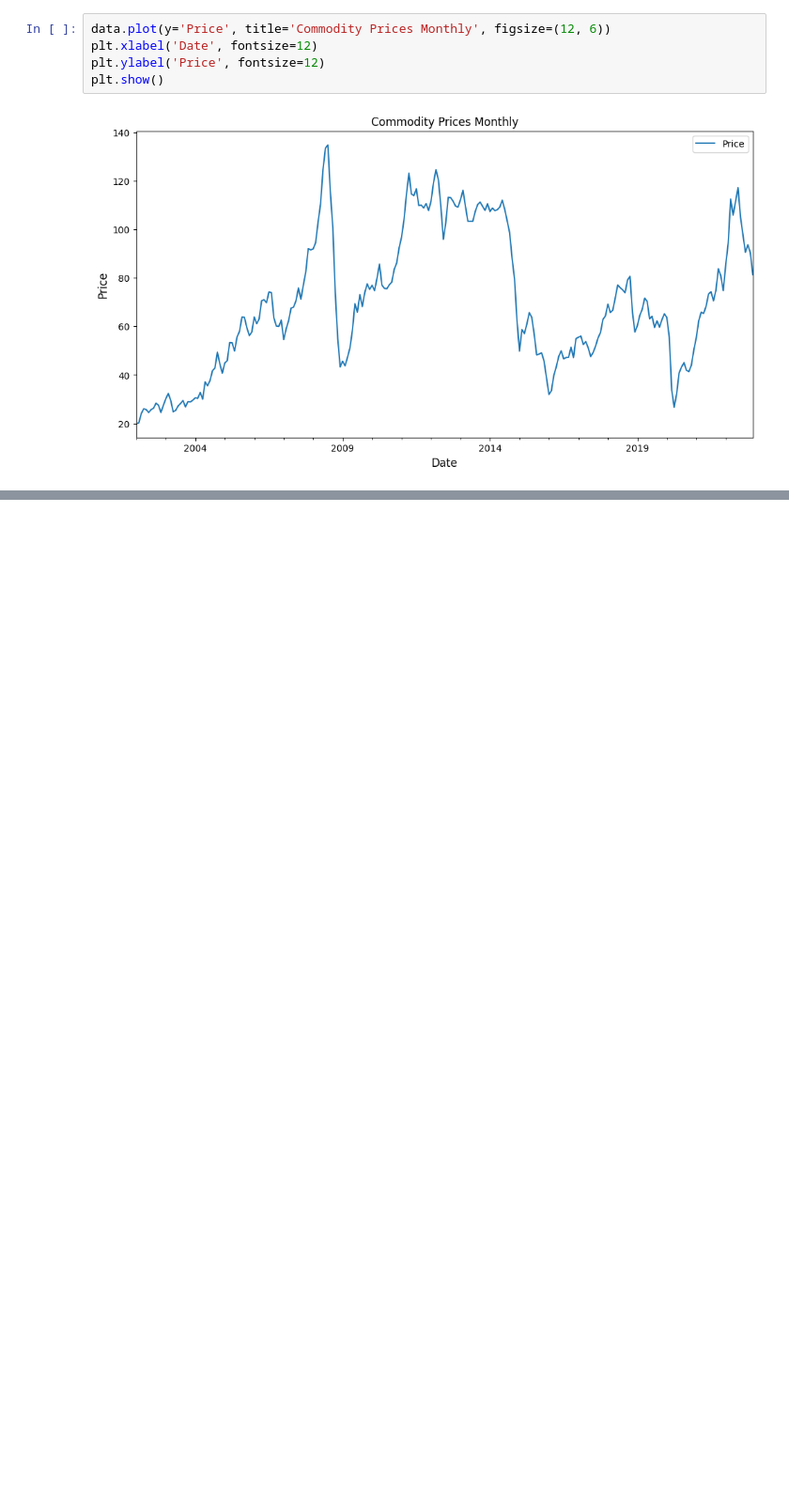
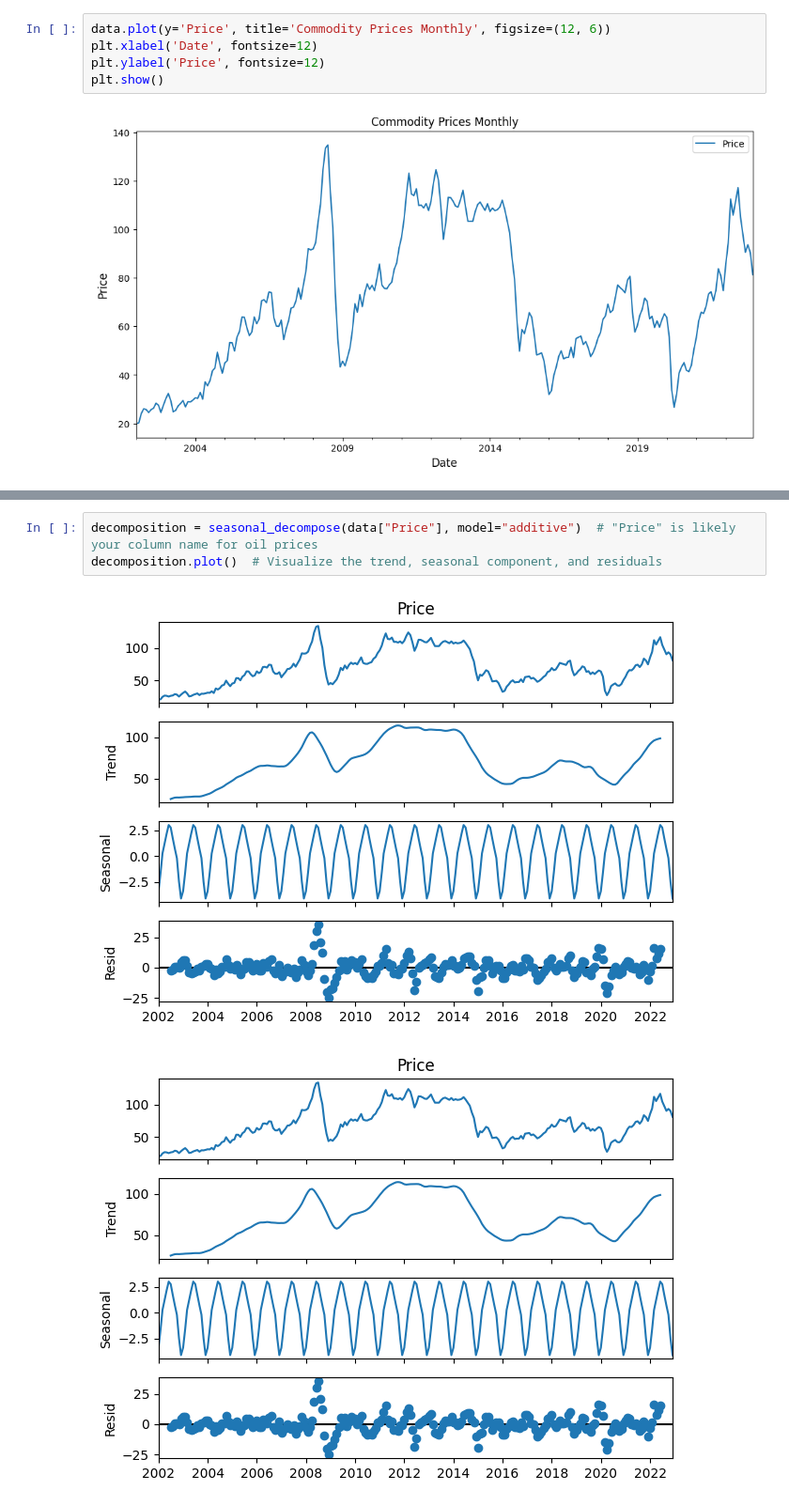
Before and after one commit to jnopareboateng/ml-library, a Jupyter notebook: crude-oil-forecast/arima.ipynb, the cells around one changed output, grey strips where cells are left out. Shown at 94% size. Saved outputs shown, nothing was run; the diff lists cells and outputs as text; blank space fills up the shorter version.

Commit message:
completed arima model

```diff
--- a/crude-oil-forecast/arima.ipynb
+++ b/crude-oil-forecast/arima.ipynb
@@ -348,0 +54,6 @@ Wall time: 1.05 ms
+# %%
+decomposition = seasonal_decompose(data["Price"], model="additive")  # "Price" is likely your column name for oil prices
+decomposition.plot()  # Visualize the trend, seasonal component, and residuals
+# %% [output]
+[figure, added]
+[figure, added]
```
Also changed, not shown: parts of 61 cells of this notebook, 3 other files.
